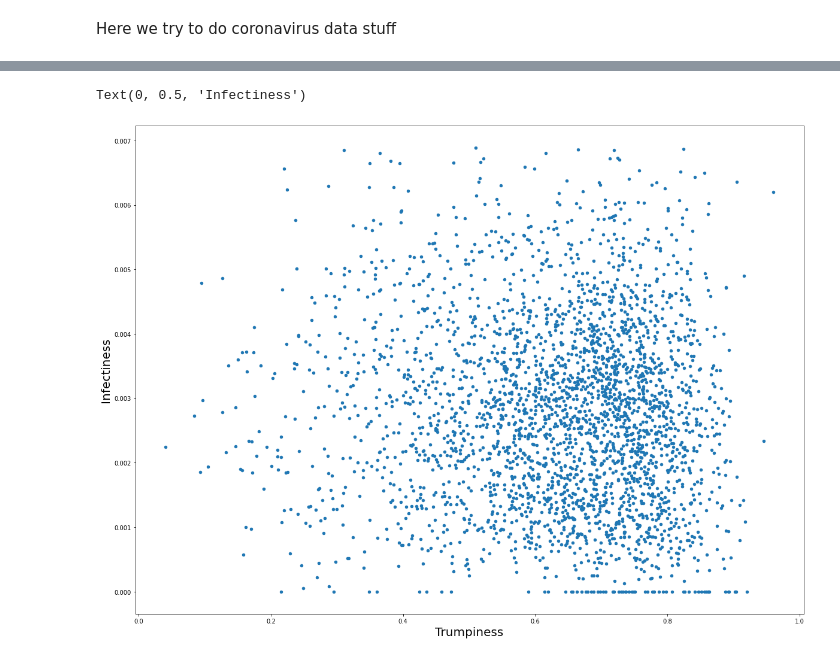
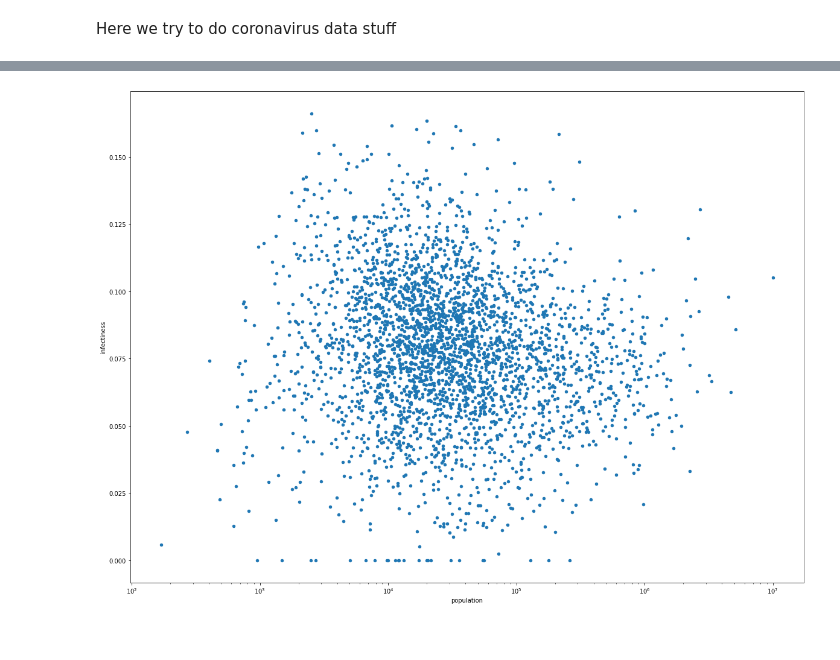
Before and after one commit to pas3n7/ColabDataScienceLearning, a Jupyter notebook: Coronavirusbytrumpiness.ipynb, the cells around one changed output, grey strips where cells are left out. Saved outputs shown, nothing was run; the diff lists cells and outputs as text; code cells hidden in the pictures.

```diff
--- a/Coronavirusbytrumpiness.ipynb
+++ b/Coronavirusbytrumpiness.ipynb
@@ -38,5 +45,5 @@ coronadata[(coronadata['Province_State'] == "Texas") & (coronadata['Admin2'] ==
 # %%
-coronadata = coronadata.iloc[:, 4:6].assign(lastweek = coronadata.iloc[:, -1] - coronadata.iloc[:, -7])
+coronadata = coronadata.iloc[:, 4:10].assign(lastweek = coronadata.iloc[:, -1])
 # %%
 combined = pd.merge(left=elec2016, right=coronadata, on="FIPS")
 # %%
@@ -51,4 +76,4 @@ combined['infectiness'] = combined['lastweek'] / combined['population']
 ##---- Variables for data selection in the graph
 minpop = 0
 maxpop = 100_000_000_000 #just make this really big to see all
-stddevs = 2 #exclude data outside of this many standard deviations from the mean
+stddevs = 3 #exclude data outside of this many standard deviations from the mean
@@ -55,10 +96,10 @@ stddevs = 2 #exclude data outside of this many standard deviations from the mean
 # %%
 combinout = combined[np.abs(stats.zscore(combined['infectiness']) < stddevs)]
 combinout = combinout[(combinout['population'] > minpop) & (combinout['population'] < maxpop)]
 combinout = combinout[combinout['infectiness'] >=0]
-combinout.plot.scatter(x="trumpiness", y="infectiness", figsize=(20, 15))
-plt.xlabel('Trumpiness', fontsize=20)
-plt.ylabel('Infectiness', fontsize=20)
+combinout.plot.scatter(x="population", y="infectiness", figsize=(20, 15))
+# plt.xlabel('Trumpiness', fontsize=20)
+# plt.ylabel('Infectiness', fontsize=20)
+plt.xscale("log")
 # %% [output]
-Text(0, 0.5, 'Infectiness')
-[figure, old version]
+[figure, new version]
```
Also changed, not shown: parts of 10 cells of this notebook.
